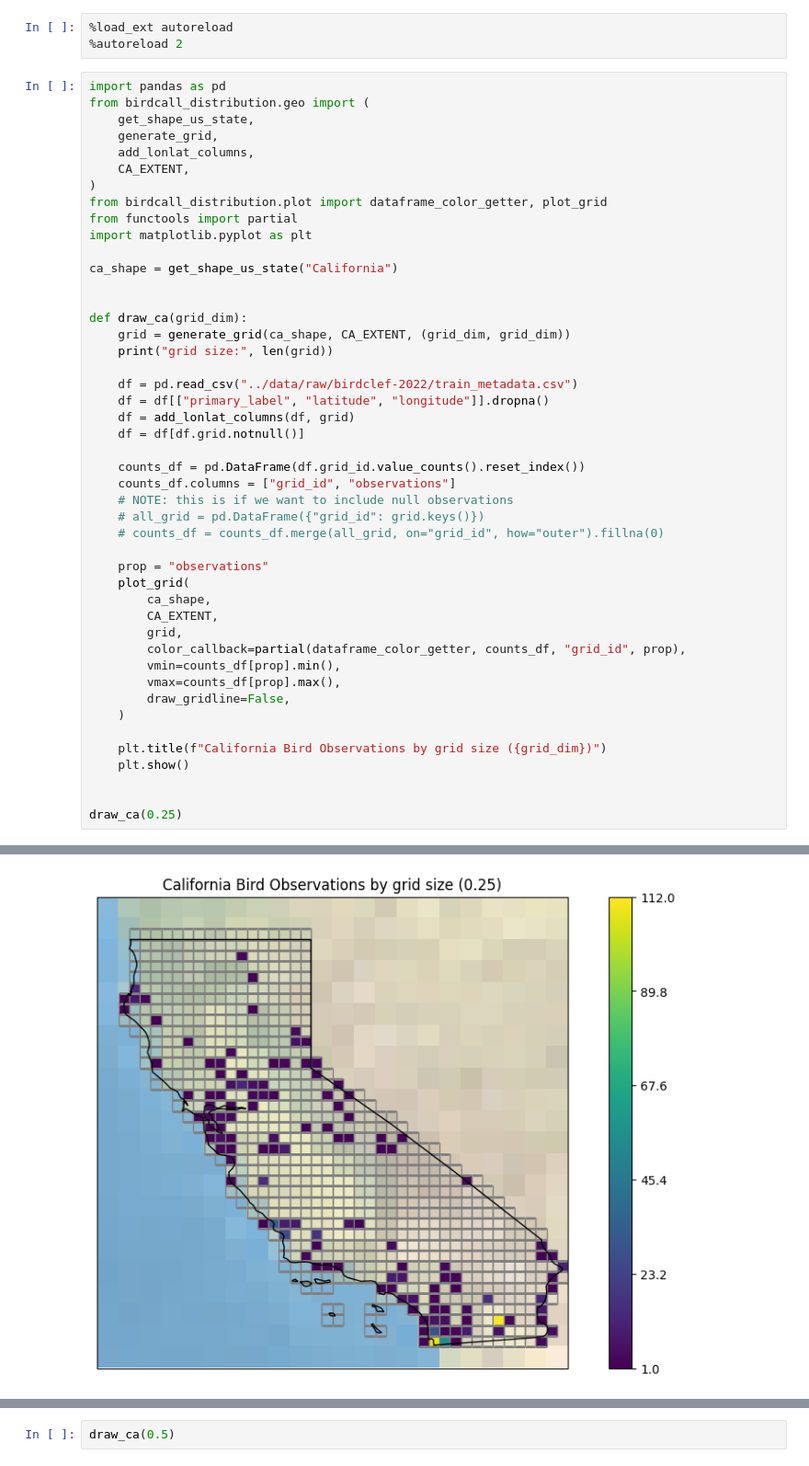
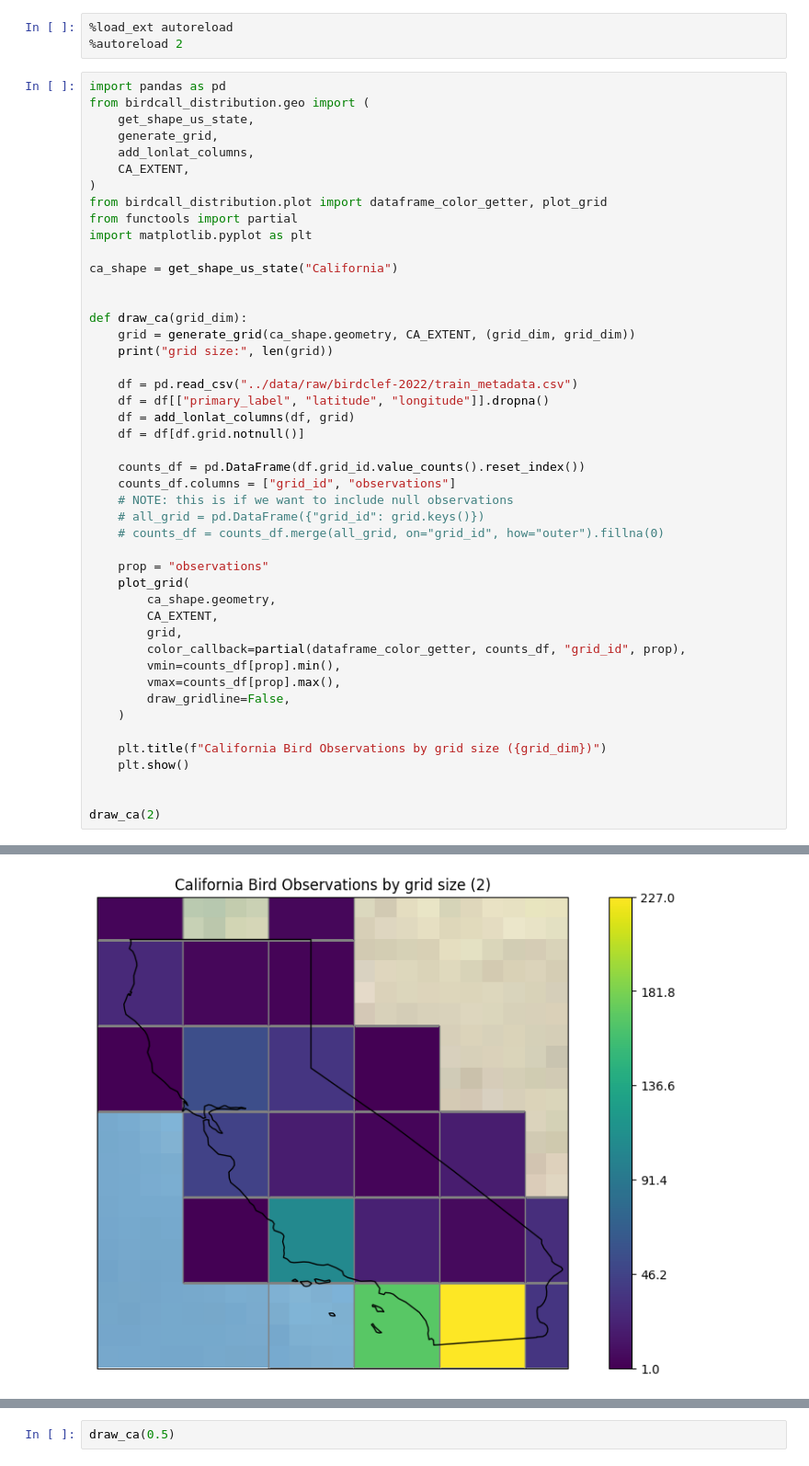
Before and after one commit to acmiyaguchi/iyse4620-birdcall-distributions, a Jupyter notebook: notebooks/2022-11-11-grid-sizes.ipynb, the cells around one changed output, grey strips where cells are left out. Shown: that part at 92% size. Drawn from its saved outputs; the diff is of its cells as text.

```diff
--- a/notebooks/2022-11-11-grid-sizes.ipynb
+++ b/notebooks/2022-11-11-grid-sizes.ipynb
@@ -17,7 +17,7 @@ ca_shape = get_shape_us_state("California")
 
 
 def draw_ca(grid_dim):
-    grid = generate_grid(ca_shape, CA_EXTENT, (grid_dim, grid_dim))
+    grid = generate_grid(ca_shape.geometry, CA_EXTENT, (grid_dim, grid_dim))
     print("grid size:", len(grid))
 
     df = pd.read_csv("../data/raw/birdclef-2022/train_metadata.csv")
@@ -33,7 +33,7 @@ def draw_ca(grid_dim):
 
     prop = "observations"
     plot_grid(
-        ca_shape,
+        ca_shape.geometry,
         CA_EXTENT,
         grid,
         color_callback=partial(dataframe_color_getter, counts_df, "grid_id", prop),
@@ -46,5 +46,5 @@ def draw_ca(grid_dim):
     plt.show()
 
 
-draw_ca(0.25)
+draw_ca(2)
 # %% [output]
@@ -52 +52 @@ grid size: 771
-[figure, old version]
+[figure, new version]
```
Also changed, not shown: parts of 2 cells of this notebook, 9 other files.
